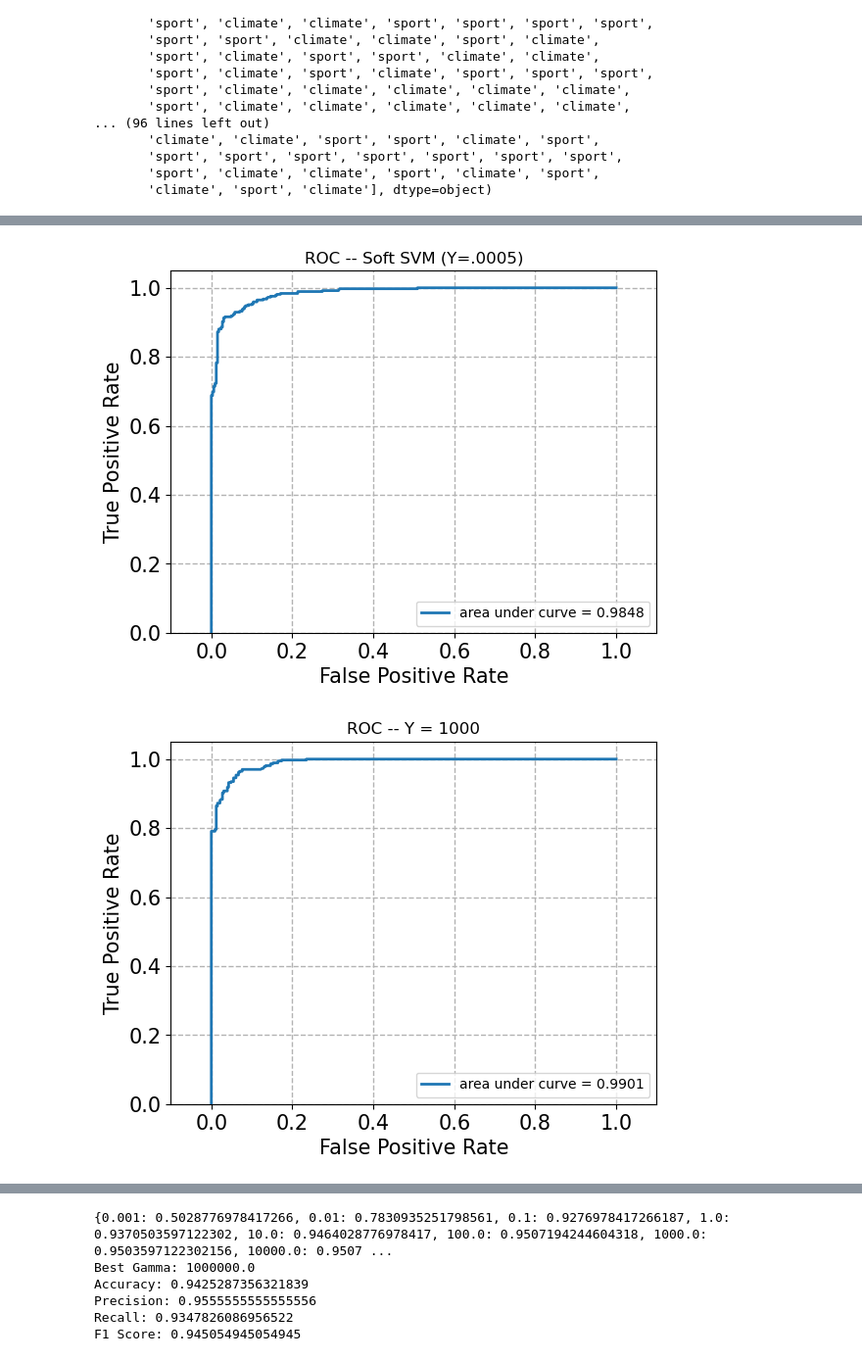
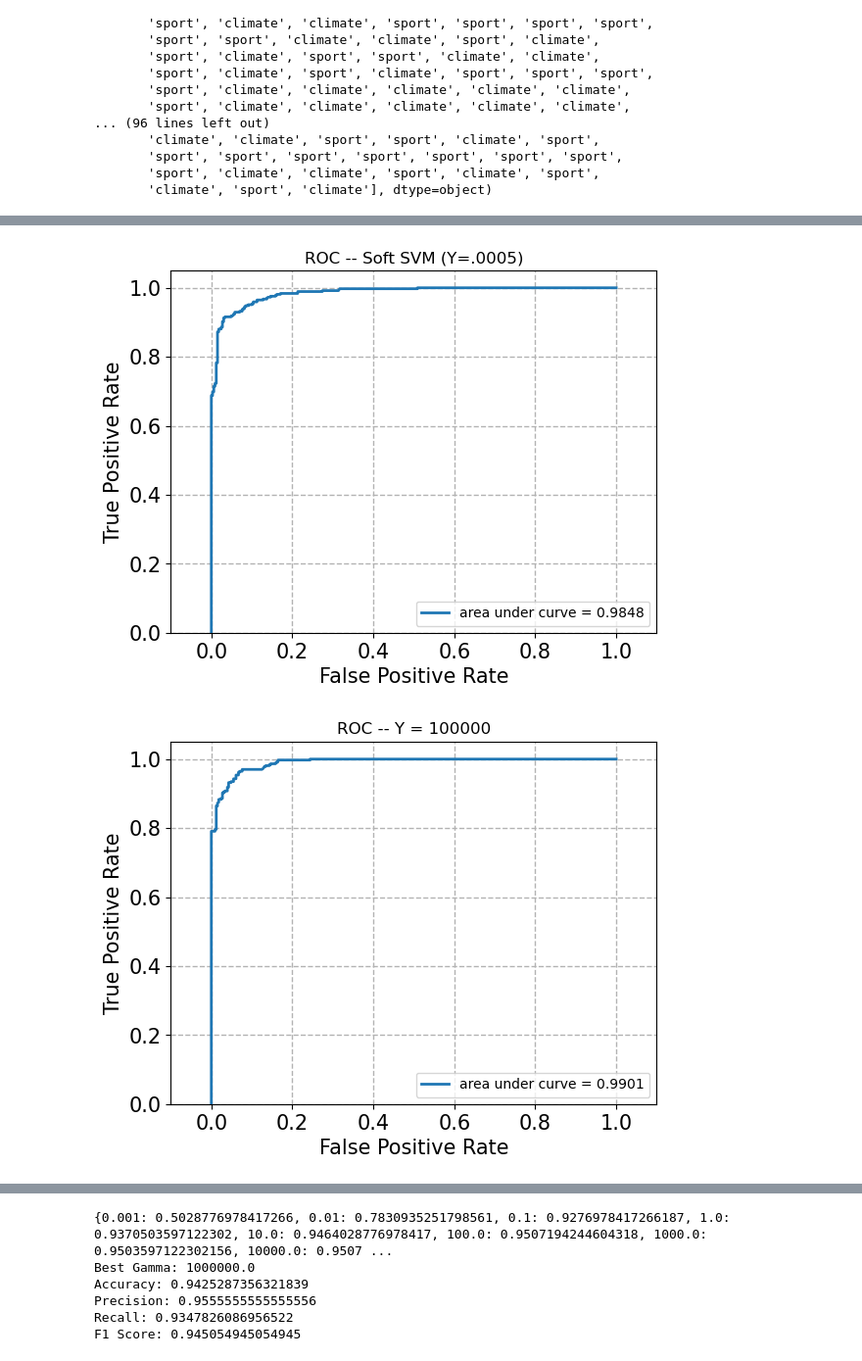
Before and after one commit to lauren123cat/UCLA-ECE219-W25, a Jupyter notebook: project1/project1_report.ipynb, the cells around one changed output, grey strips where cells are left out. Shown at 98% size. Cells and saved outputs as stored; diff of their text form; code cells hidden in the pictures.

```diff
--- a/project1/project1_report.ipynb
+++ b/project1/project1_report.ipynb
@@ -380,12 +404,12 @@ array(['climate', 'climate', 'climate', 'climate', 'climate', 'climate',
        'climate', 'climate', 'climate', 'climate', 'climate', 'climate'],
       dtype=object)
 # %%
-svm_1000 = SVC(kernel='linear', C=1000)
-svm_1000.fit(X_train_reduced, train_labels)
+svm_100000 = SVC(kernel='linear', C=100000)
+svm_100000.fit(X_train_reduced, train_labels)
 
-svm_1000_predictions = svm_1000.predict(X_test_reduced)
+svm_100000_predictions = svm_100000.predict(X_test_reduced)
 
-svm_1000_predictions
+svm_100000_predictions
 # %% [output]
 array(['climate', 'sport', 'sport', 'climate', 'climate', 'sport',
        'sport', 'climate', 'climate', 'climate', 'climate', 'climate',
@@ -407,36 +431,36 @@ array(['climate', 'sport', 'sport', 'climate', 'climate', 'sport',
 # %%
 from sklearn.metrics import roc_curve, auc, confusion_matrix, classification_report
 
 def plot_roc(fpr, tpr, title):
     fig, ax = plt.subplots()
 
     roc_auc = auc(fpr,tpr)
 
     ax.plot(fpr, tpr, lw=2, label= 'area under curve = %0.4f' % roc_auc)
 
     ax.grid(color='0.7', linestyle='--', linewidth=1)
 
     ax.set_xlim([-0.1, 1.1])
     ax.set_ylim([0.0, 1.05])
     ax.set_xlabel('False Positive Rate',fontsize=15)
     ax.set_ylabel('True Positive Rate',fontsize=15)
     ax.set_title(title)
     ax.legend(loc="lower right")
 
     for label in ax.get_xticklabels()+ax.get_yticklabels():
         label.set_fontsize(15)
 
 fpr_hard, tpr_hard, thresholds = roc_curve(test_labels, svm_hard_margin.decision_function(X_test_reduced), pos_label='sport')
 fpr_soft, tpr_soft, thresholds = roc_curve(test_labels, svm_soft_margin.decision_function(X_test_reduced), pos_label='sport')
-fpr_1000, tpr_1000, thresholds = roc_curve(test_labels, svm_1000.decision_function(X_test_reduced), pos_label='sport')
+fpr_100000, tpr_100000, thresholds = roc_curve(test_labels, svm_100000.decision_function(X_test_reduced), pos_label='sport')
 
 plot_roc(fpr_hard, tpr_hard, title="ROC -- Hard SVM (Y=2000)")
 plot_roc(fpr_soft, tpr_soft, title="ROC -- Soft SVM (Y=.0005)")
-plot_roc(fpr_1000, tpr_1000, title="ROC -- Y = 1000")
+plot_roc(fpr_100000, tpr_100000, title="ROC -- Y = 100000")
 # %% [output]
 [figure]
 [figure]
-[figure, old version]
+[figure, new version]
 # %%
 from sklearn.metrics import ConfusionMatrixDisplay
 
```
Also changed, not shown: parts of 12 cells of this notebook.
